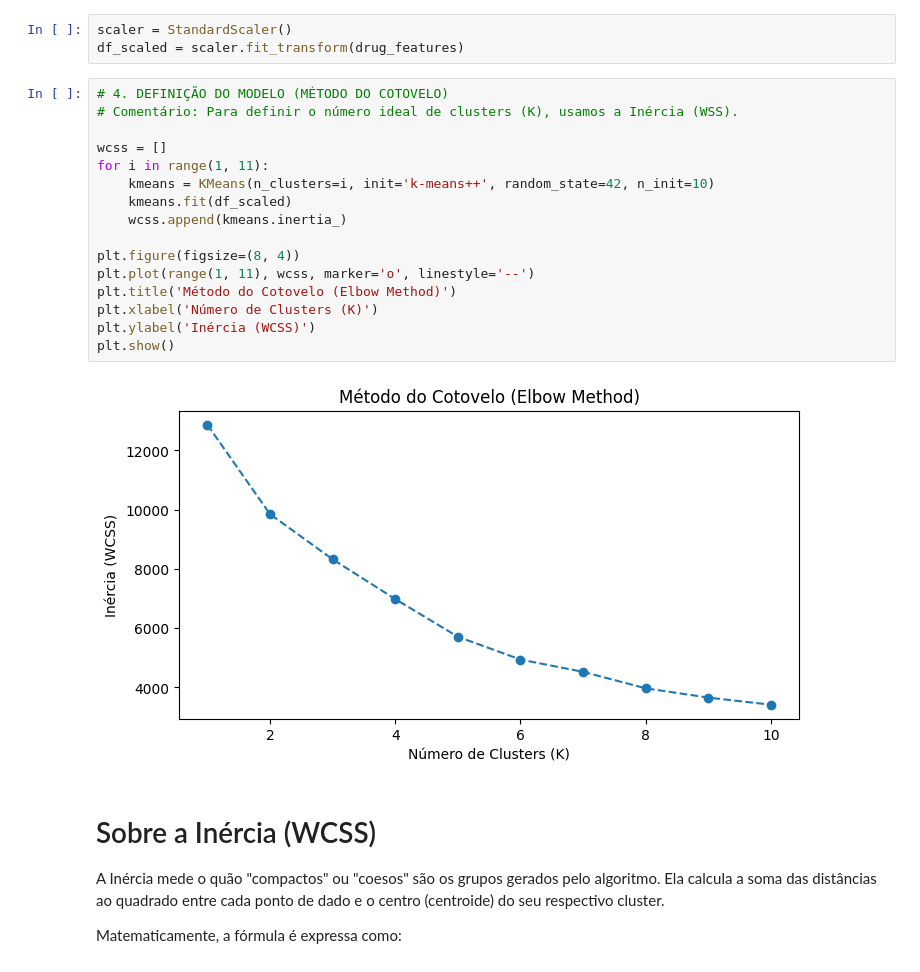
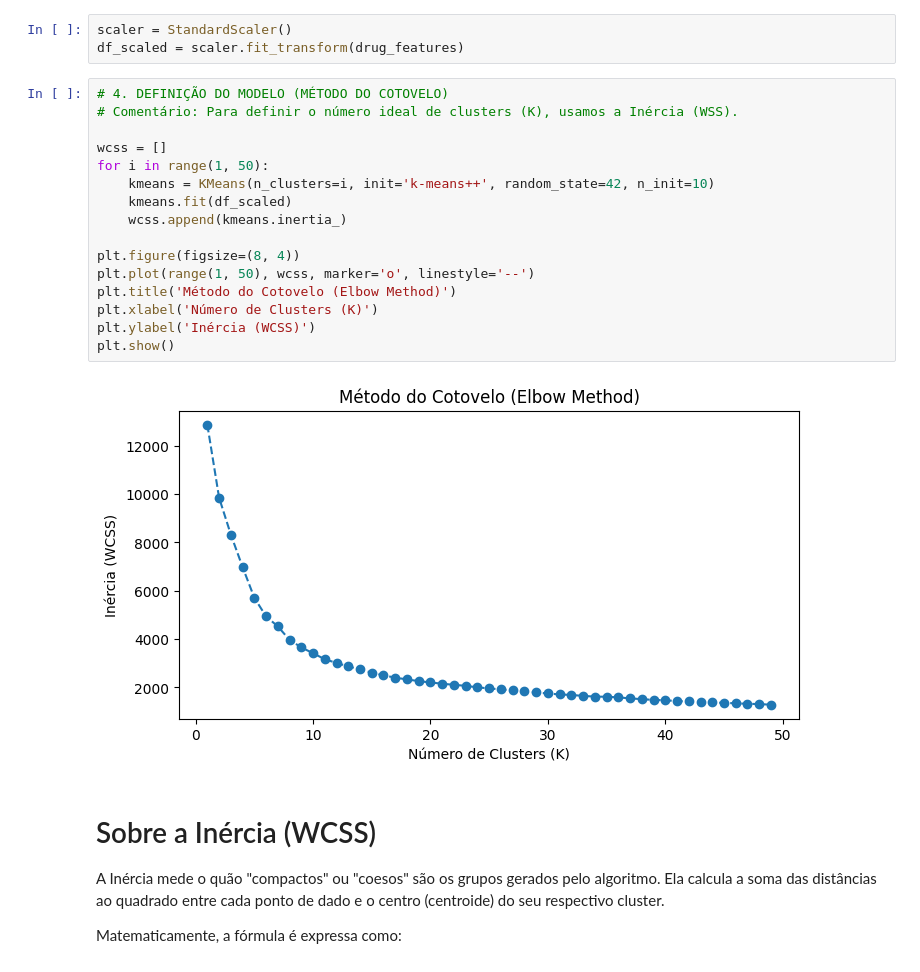
Before and after one commit to JimmyAreaFiscal/Sistema-de-Recomendacao-de-Medicamentos, a Jupyter notebook: A2_Projeto.ipynb, the cells around one changed output. Drawn from its saved outputs; the diff is of its cells as text.

```diff
--- a/A2_Projeto.ipynb
+++ b/A2_Projeto.ipynb
@@ -373,21 +382,21 @@ df_scaled = scaler.fit_transform(drug_features)
 # %%
 # 4. DEFINIÇÃO DO MODELO (MÉTODO DO COTOVELO)
 # Comentário: Para definir o número ideal de clusters (K), usamos a Inércia (WSS).
 
 wcss = []
-for i in range(1, 11):
+for i in range(1, 50):
     kmeans = KMeans(n_clusters=i, init='k-means++', random_state=42, n_init=10)
     kmeans.fit(df_scaled)
     wcss.append(kmeans.inertia_)
 
 plt.figure(figsize=(8, 4))
-plt.plot(range(1, 11), wcss, marker='o', linestyle='--')
+plt.plot(range(1, 50), wcss, marker='o', linestyle='--')
 plt.title('Método do Cotovelo (Elbow Method)')
 plt.xlabel('Número de Clusters (K)')
 plt.ylabel('Inércia (WCSS)')
 plt.show()
 # %% [output]
-[figure, old version]
+[figure, new version]
 # %% [markdown]
 # Sobre a Inércia (WCSS)
 A Inércia mede o quão "compactos" ou "coesos" são os grupos gerados pelo algoritmo. Ela calcula a soma das distâncias ao quadrado entre cada ponto de dado e o centro (centroide) do seu respectivo cluster.
```
Also changed, not shown: parts of 9 cells of this notebook.
